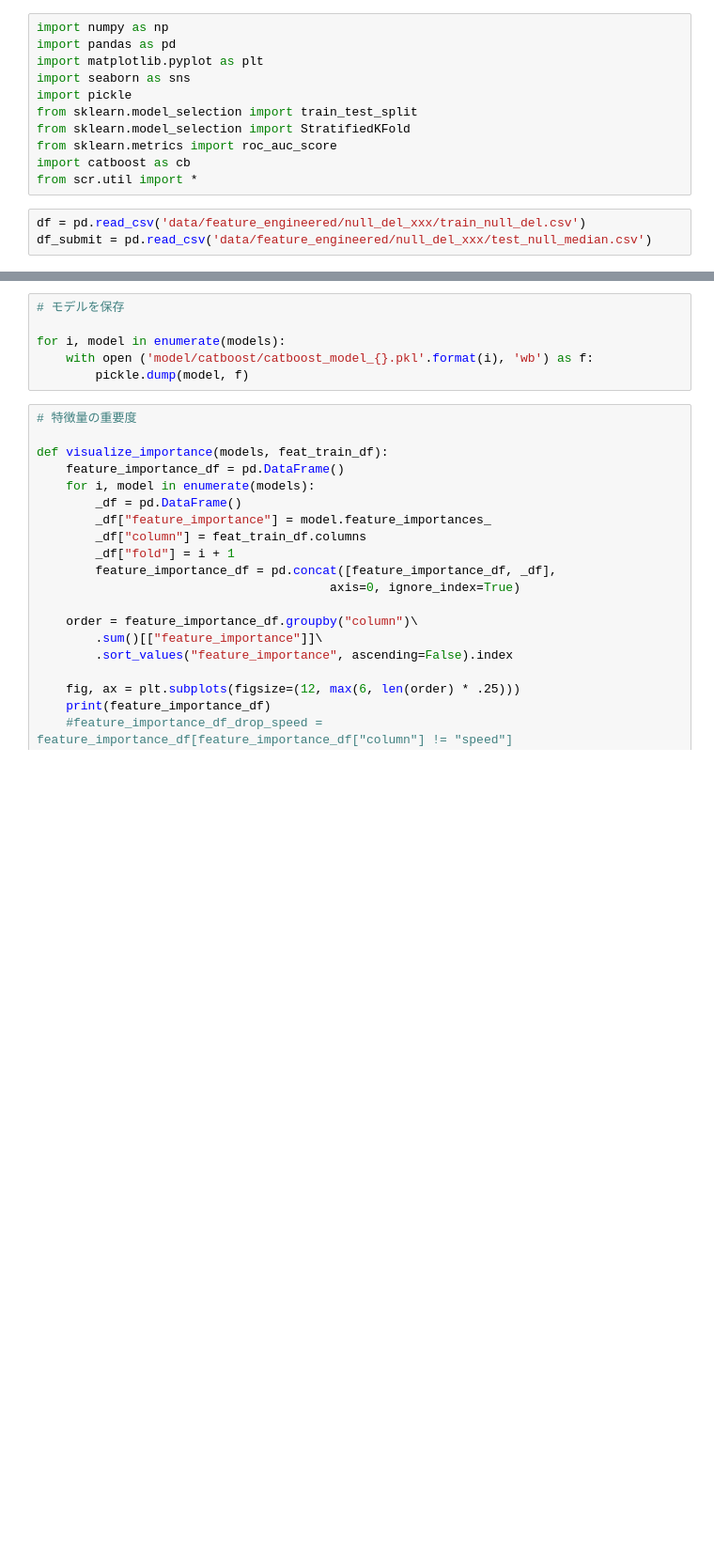
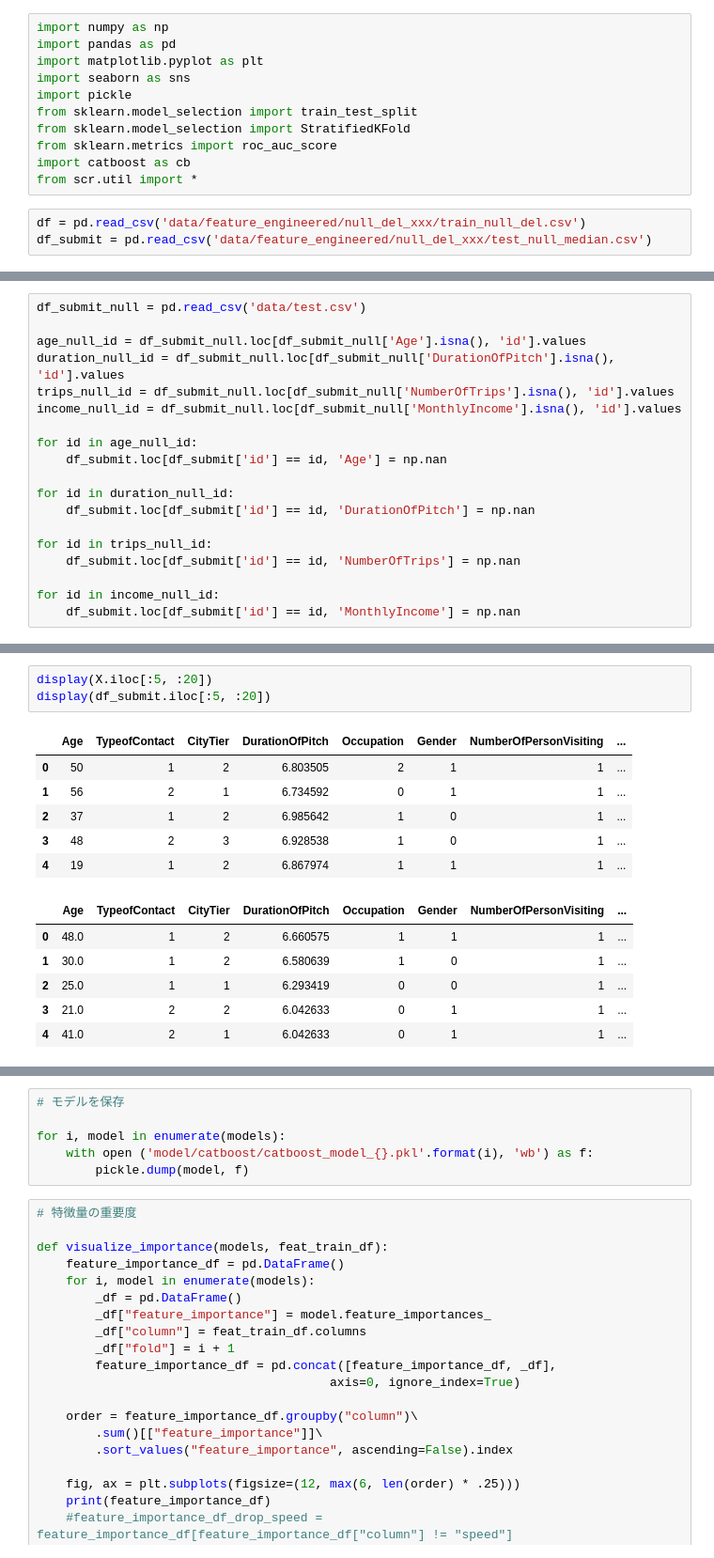
Before and after one commit to RickHub0115/SIGNATE-Summer-Cup-2024, a Jupyter notebook: scr/prediction/prediction_catboost.ipynb, the cells around one changed output, grey strips where cells are left out. Shown at 94% size. Cells and saved outputs as stored; diff of their text form; blank space fills up the shorter version.

```diff
--- a/scr/prediction/prediction_catboost.ipynb
+++ b/scr/prediction/prediction_catboost.ipynb
@@ -17,0 +20,19 @@ df_submit = pd.read_csv('data/feature_engineered/null_del_xxx/test_null_median.c
+# %%
+df_submit_null = pd.read_csv('data/test.csv')
+
+age_null_id = df_submit_null.loc[df_submit_null['Age'].isna(), 'id'].values
+duration_null_id = df_submit_null.loc[df_submit_null['DurationOfPitch'].isna(), 'id'].values
+trips_null_id = df_submit_null.loc[df_submit_null['NumberOfTrips'].isna(), 'id'].values
+income_null_id = df_submit_null.loc[df_submit_null['MonthlyIncome'].isna(), 'id'].values
+
+for id in age_null_id:
+    df_submit.loc[df_submit['id'] == id, 'Age'] = np.nan
+
+for id in duration_null_id:
+    df_submit.loc[df_submit['id'] == id, 'DurationOfPitch'] = np.nan
+
+for id in trips_null_id:
+    df_submit.loc[df_submit['id'] == id, 'NumberOfTrips'] = np.nan
+
+for id in income_null_id:
+    df_submit.loc[df_submit['id'] == id, 'MonthlyIncome'] = np.nan
@@ -76,3 +99,19 @@ X_train, X_test, y_train, y_test = train_test_split(X, y, test_size=0.2, stratif
+# %%
+display(X.iloc[:5, :20])
+display(df_submit.iloc[:5, :20])
+# %% [output]
+|  | Age | TypeofContact | CityTier | DurationOfPitch | Occupation | Gender | NumberOfPersonVisiting | ... |
+| 0 | 50 | 1 | 2 | 6.803505 | 2 | 1 | 1 | ... |
+| 1 | 56 | 2 | 1 | 6.734592 | 0 | 1 | 1 | ... |
+| 2 | 37 | 1 | 2 | 6.985642 | 1 | 0 | 1 | ... |
+| 3 | 48 | 2 | 3 | 6.928538 | 1 | 0 | 1 | ... |
+| 4 | 19 | 1 | 2 | 6.867974 | 1 | 1 | 1 | ... |
+|  | Age | TypeofContact | CityTier | DurationOfPitch | Occupation | Gender | NumberOfPersonVisiting | ... |
+| 0 | 48.0 | 1 | 2 | 6.660575 | 1 | 1 | 1 | ... |
+| 1 | 30.0 | 1 | 2 | 6.580639 | 1 | 0 | 1 | ... |
+| 2 | 25.0 | 1 | 1 | 6.293419 | 0 | 0 | 1 | ... |
+| 3 | 21.0 | 2 | 2 | 6.042633 | 0 | 1 | 1 | ... |
+| 4 | 41.0 | 2 | 1 | 6.042633 | 0 | 1 | 1 | ... |
 # %%
 # 学習モデル Regressor
 
```
Also changed, not shown: parts of 4 cells of this notebook, 7 other files.
